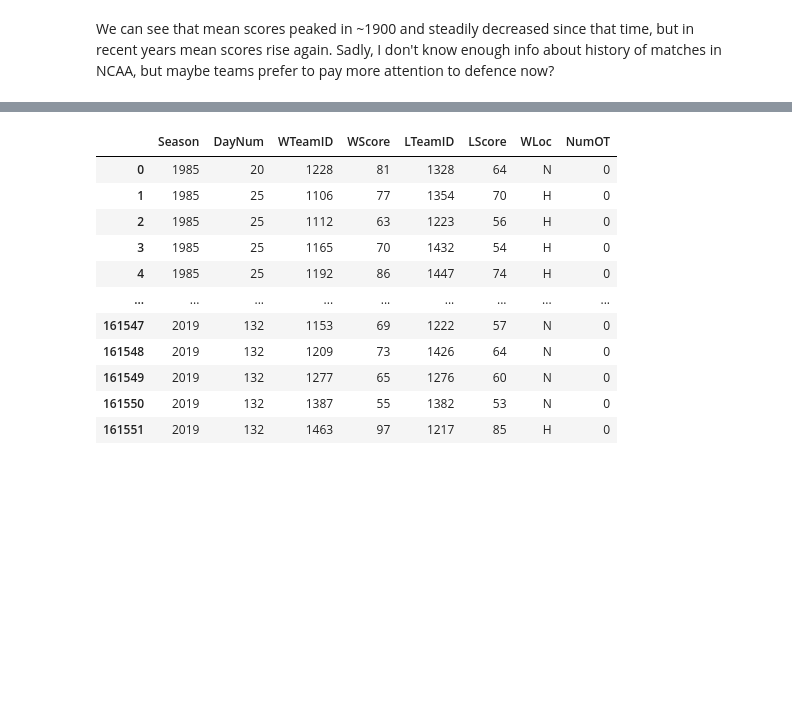
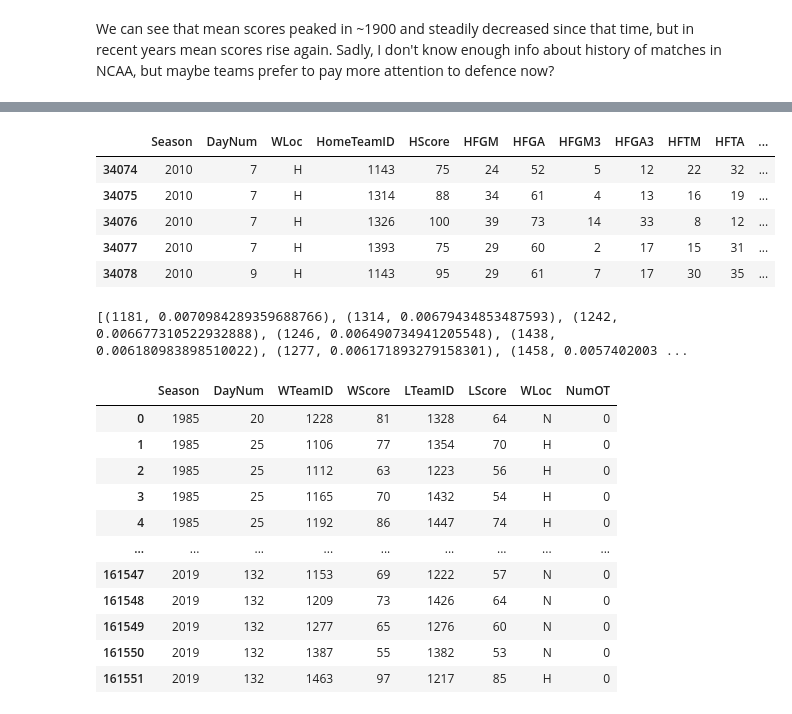
Before and after one commit to robertfmoore/march_madness, a Jupyter notebook: starting_point_march_madness.ipynb, the cells around one changed output, grey strips where cells are left out. Saved outputs shown, nothing was run; the diff lists cells and outputs as text; code cells hidden in the pictures; blank space fills up the shorter version.

```diff
--- a/starting_point_march_madness.ipynb
+++ b/starting_point_march_madness.ipynb
@@ -479,3 +557,49 @@ We can see that mean scores peaked in ~1900 and steadily decreased since that ti
+# %%
+rs_df.head()
+# %% [output]
+|  | Season | DayNum | WLoc | HomeTeamID | HScore | HFGM | HFGA | HFGM3 | HFGA3 | HFTM | HFTA | ... |
+| 34074 | 2010 | 7 | H | 1143 | 75 | 24 | 52 | 5 | 12 | 22 | 32 | ... |
+| 34075 | 2010 | 7 | H | 1314 | 88 | 34 | 61 | 4 | 13 | 16 | 19 | ... |
+| 34076 | 2010 | 7 | H | 1326 | 100 | 39 | 73 | 14 | 33 | 8 | 12 | ... |
+| 34077 | 2010 | 7 | H | 1393 | 75 | 29 | 60 | 2 | 17 | 15 | 31 | ... |
+| 34078 | 2010 | 9 | H | 1143 | 95 | 29 | 61 | 7 | 17 | 30 | 35 | ... |
+# %%
+import networkx as nx
+pagerank_df = np.zeros((1466 - 1100,1466 - 1100))
+for ind in rs_df.index:
+  if rs_df['WLoc'][ind] == 'H':
+    pagerank_df[rs_df['AwayTeamID'][ind] - 1101, rs_df['HomeTeamID'][ind] - 1101] += 5
+  else:
+    pagerank_df[rs_df['HomeTeamID'][ind] - 1101, rs_df['AwayTeamID'][ind] - 1101] += 5
+  if rs_df['Home_eFG'][ind] > rs_df['Away_eFG'][ind]:
+    pagerank_df[rs_df['AwayTeamID'][ind] - 1101, rs_df['HomeTeamID'][ind] - 1101] += 4
+  elif rs_df['Home_eFG'][ind] < rs_df['Away_eFG'][ind]:
+    pagerank_df[rs_df['HomeTeamID'][ind] - 1101, rs_df['AwayTeamID'][ind] - 1101] += 4
+  if rs_df['Home_TOVP'][ind] < rs_df['Away_TOVP'][ind]:
+    pagerank_df[rs_df['AwayTeamID'][ind] - 1101, rs_df['HomeTeamID'][ind] - 1101] += 2.5
+  elif rs_df['Home_TOVP'][ind] > rs_df['Away_TOVP'][ind]:
+    pagerank_df[rs_df['HomeTeamID'][ind] - 1101, rs_df['AwayTeamID'][ind] - 1101] += 2.5
+  if rs_df['Home_ORBP'][ind] > rs_df['Away_ORBP'][ind] :
+    pagerank_df[rs_df['AwayTeamID'][ind] - 1101, rs_df['HomeTeamID'][ind] - 1101] += 2
+  elif rs_df['Home_ORBP'][ind] < rs_df['Away_ORBP'][ind]:
+    pagerank_df[rs_df['HomeTeamID'][ind] - 1101, rs_df['AwayTeamID'][ind] - 1101] += 2
+  if rs_df['Home_FTR'][ind] > rs_df['Away_FTR'][ind]:
+    pagerank_df[rs_df['AwayTeamID'][ind] - 1101, rs_df['HomeTeamID'][ind] - 1101] += 1.5
+  elif rs_df['Home_FTR'][ind] < rs_df['Away_FTR'][ind]:
+    pagerank_df[rs_df['HomeTeamID'][ind] - 1101, rs_df['AwayTeamID'][ind] - 1101] += 1.5
+
+def sortSecond(val):
+    return val[1]
+
+G = nx.DiGraph(pagerank_df)
+pr = nx.pagerank(G, alpha = 0.85)
+ranking = []
+for i in pr :
+    ranking.append((i + 1101, pr[i]))
+ranking.sort(key = sortSecond, reverse=True)
+print(ranking)
+# %% [output]
+[(1181, 0.0070984289359688766), (1314, 0.00679434853487593), (1242, 0.006677310522932888), (1246, 0.006490734941205548), (1438, 0.006180983898510022), (1277, 0.006171893279158301), (1458, 0.0057402003 ...
 # %%
 data_dict['MRegularSeasonCompactResults']
 # %% [output]
```
Also changed, not shown: parts of 22 cells of this notebook.
